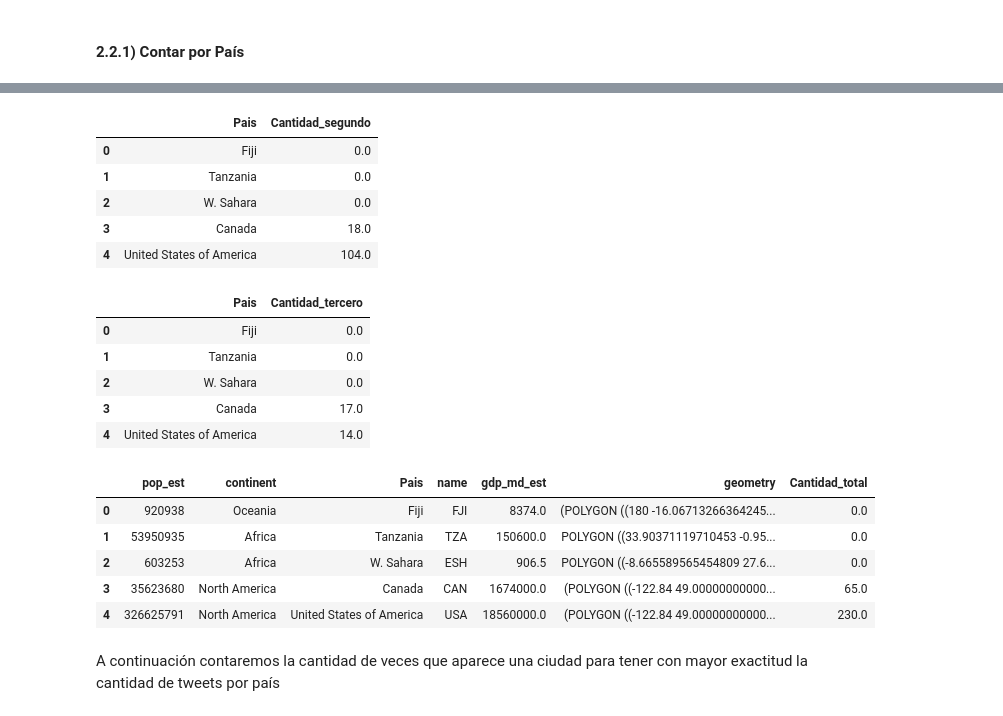
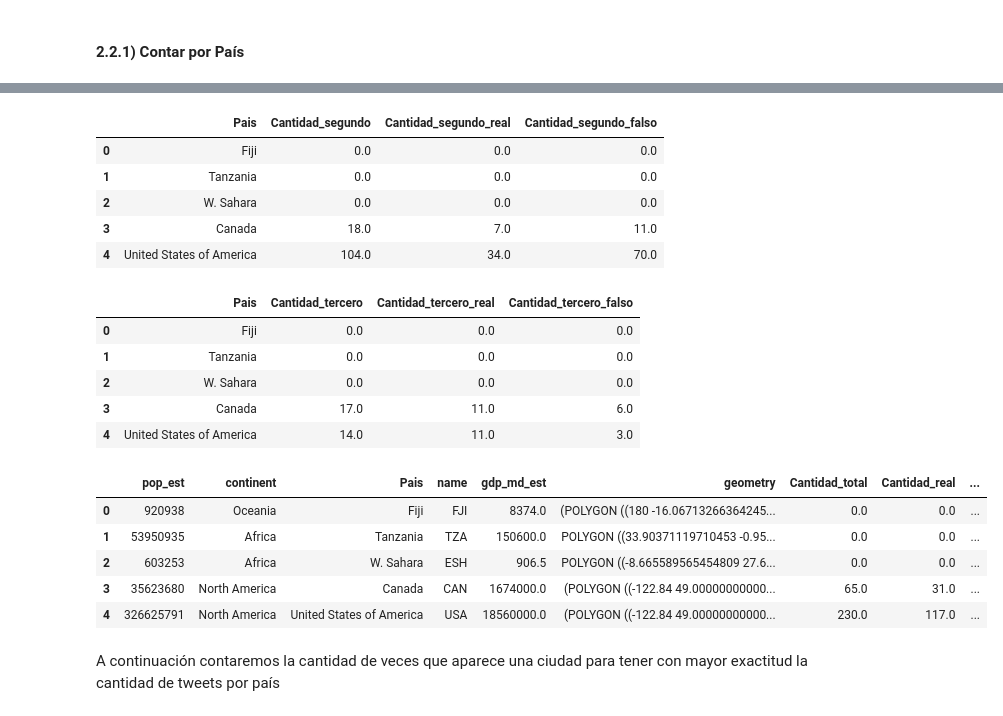
Before and after one commit to SergioCalvani/75.06-Datos-TP1-2020, a Jupyter notebook: Junto.ipynb, the cells around one changed output, grey strips where cells are left out. Drawn from its saved outputs; the diff is of its cells as text; code cells hidden in the pictures.

```diff
--- a/Junto.ipynb
+++ b/Junto.ipynb
@@ -181,0 +187,10 @@ cantidad_tercero.head()
+# %%
+cantidad_tercero=separacion_coma['Tercero'].value_counts().reset_index()
+cantidad_tercero.rename(columns={'index':'name','Tercero':'Cantidad_tercero'},inplace=True)
+cantidad_tercero_real=separacion_coma_real['Tercero'].value_counts().reset_index()
+cantidad_tercero_real.rename(columns={'index':'name','Tercero':'Cantidad_tercero_real'},inplace=True)
+cantidad_tercero_falso=separacion_coma_falso['Tercero'].value_counts().reset_index()
+cantidad_tercero_falso.rename(columns={'index':'name','Tercero':'Cantidad_tercero_falso'},inplace=True)
+cantidad_tercero=pd.merge(cantidad_tercero,cantidad_tercero_real,on='name',how='left')
+cantidad_tercero=pd.merge(cantidad_tercero,cantidad_tercero_falso,on='name',how='left')
+cantidad_tercero.head()
@@ -189,8 +211,10 @@ Ahora bien, puede suceder que no haya ninguna coma y que en la locacion aparezca
 cantidad_pais_primero=pd.merge(mundo,cantidad_primero,on='name',how='left')
 cantidad_pais_primero.rename(columns={'name':'Pais','iso_a3':'name'},inplace=True)
 cantidad_pais_primero=pd.merge(cantidad_pais_primero,cantidad_primero,on='name',how='left')
-cantidad_pais_primero.fillna(value={'cantidad_x':0,'cantidad_y':0},inplace=True)
-cantidad_pais_primero['Cantidad_primero']=cantidad_pais_primero['cantidad_x']+cantidad_pais_primero['cantidad_y']
-cantidad_pais_primero.drop(columns={'cantidad_x','cantidad_y'},inplace=True)
+cantidad_pais_primero.fillna(value={'Cantidad_primero_x':0,'Cantidad_primero_real_x':0,'Cantidad_primero_falso_x':0,'Cantidad_primero_y':0,'Cantidad_primero_real_y':0,'Cantidad_primero_falso_y':0},inplace=True)
+cantidad_pais_primero['Cantidad_primero']=cantidad_pais_primero['Cantidad_primero_x']+cantidad_pais_primero['Cantidad_primero_y']
+cantidad_pais_primero['Cantidad_primero_real']=cantidad_pais_primero['Cantidad_primero_real_x']+cantidad_pais_primero['Cantidad_primero_real_y']
+cantidad_pais_primero['Cantidad_primero_falso']=cantidad_pais_primero['Cantidad_primero_falso_x']+cantidad_pais_primero['Cantidad_primero_falso_y']
+cantidad_pais_primero.drop(columns={'Cantidad_primero_x','Cantidad_primero_real_x','Cantidad_primero_falso_x','Cantidad_primero_y','Cantidad_primero_real_y','Cantidad_primero_falso_y'},inplace=True)
 cantidad_pais_primero.head()
 # %% [output]
@@ -204,47 +228,53 @@ cantidad_pais_primero.head()
 cantidad_pais_segundo=pd.merge(mundo,cantidad_segundo,on='name',how='left')
 cantidad_pais_segundo.rename(columns={'name':'Pais','iso_a3':'name'},inplace=True)
 cantidad_pais_segundo=pd.merge(cantidad_pais_segundo,cantidad_segundo,on='name',how='left')
-cantidad_pais_segundo.fillna(value={'cantidad_x':0,'cantidad_y':0},inplace=True)
-cantidad_pais_segundo['Cantidad_segundo']=cantidad_pais_segundo['cantidad_x']+cantidad_pais_segundo['cantidad_y']
-cantidad_pais_segundo.drop(columns={'cantidad_x','cantidad_y'},inplace=True)
-cantidad_pais_segundo=cantidad_pais_segundo[['Pais','Cantidad_segundo']]
+cantidad_pais_segundo.fillna(value={'Cantidad_segundo_x':0,'Cantidad_segundo_real_x':0,'Cantidad_segundo_falso_x':0,'Cantidad_segundo_y':0,'Cantidad_segundo_real_y':0,'Cantidad_segundo_falso_y':0},inplace=True)
+cantidad_pais_segundo['Cantidad_segundo']=cantidad_pais_segundo['Cantidad_segundo_x']+cantidad_pais_segundo['Cantidad_segundo_y']
+cantidad_pais_segundo['Cantidad_segundo_real']=cantidad_pais_segundo['Cantidad_segundo_real_x']+cantidad_pais_segundo['Cantidad_segundo_real_y']
+cantidad_pais_segundo['Cantidad_segundo_falso']=cantidad_pais_segundo['Cantidad_segundo_falso_x']+cantidad_pais_segundo['Cantidad_segundo_falso_y']
+cantidad_pais_segundo.drop(columns={'Cantidad_segundo_x','Cantidad_segundo_real_x','Cantidad_segundo_falso_x','Cantidad_segundo_y','Cantidad_segundo_real_y','Cantidad_segundo_falso_y'},inplace=True)
+cantidad_pais_segundo=cantidad_pais_segundo[['Pais','Cantidad_segundo','Cantidad_segundo_real','Cantidad_segundo_falso']]
 cantidad_pais_segundo.head()
 # %% [output]
-|  | Pais | Cantidad_segundo |
-| 0 | Fiji | 0.0 |
-| 1 | Tanzania | 0.0 |
-| 2 | W. Sahara | 0.0 |
-| 3 | Canada | 18.0 |
-| 4 | United States of America | 104.0 |
+|  | Pais | Cantidad_segundo | Cantidad_segundo_real | Cantidad_segundo_falso |
+| 0 | Fiji | 0.0 | 0.0 | 0.0 |
+| 1 | Tanzania | 0.0 | 0.0 | 0.0 |
+| 2 | W. Sahara | 0.0 | 0.0 | 0.0 |
+| 3 | Canada | 18.0 | 7.0 | 11.0 |
+| 4 | United States of America | 104.0 | 34.0 | 70.0 |
 # %%
 cantidad_pais_tercero=pd.merge(mundo,cantidad_tercero,on='name',how='left')
 cantidad_pais_tercero.rename(columns={'name':'Pais','iso_a3':'name'},inplace=True)
 cantidad_pais_tercero=pd.merge(cantidad_pais_tercero,cantidad_tercero,on='name',how='left')
-cantidad_pais_tercero.fillna(value={'cantidad_x':0,'cantidad_y':0},inplace=True)
-cantidad_pais_tercero['Cantidad_tercero']=cantidad_pais_tercero['cantidad_x']+cantidad_pais_tercero['cantidad_y']
-cantidad_pais_tercero.drop(columns={'cantidad_x','cantidad_y'},inplace=True)
-cantidad_pais_tercero=cantidad_pais_tercero[['Pais','Cantidad_tercero']]
+cantidad_pais_tercero.fillna(value={'Cantidad_tercero_x':0,'Cantidad_tercero_real_x':0,'Cantidad_tercero_falso_x':0,'Cantidad_tercero_y':0,'Cantidad_tercero_real_y':0,'Cantidad_tercero_falso_y':0},inplace=True)
+cantidad_pais_tercero['Cantidad_tercero']=cantidad_pais_tercero['Cantidad_tercero_x']+cantidad_pais_tercero['Cantidad_tercero_y']
+cantidad_pais_tercero['Cantidad_tercero_real']=cantidad_pais_tercero['Cantidad_tercero_real_x']+cantidad_pais_tercero['Cantidad_tercero_real_y']
+cantidad_pais_tercero['Cantidad_tercero_falso']=cantidad_pais_tercero['Cantidad_tercero_falso_x']+cantidad_pais_tercero['Cantidad_tercero_falso_y']
+cantidad_pais_tercero.drop(columns={'Cantidad_tercero_x','Cantidad_tercero_real_x','Cantidad_tercero_falso_x','Cantidad_tercero_y','Cantidad_tercero_real_y','Cantidad_tercero_falso_y'},inplace=True)
+cantidad_pais_tercero=cantidad_pais_tercero[['Pais','Cantidad_tercero','Cantidad_tercero_real','Cantidad_tercero_falso']]
 cantidad_pais_tercero.head()
 # %% [output]
-|  | Pais | Cantidad_tercero |
-| 0 | Fiji | 0.0 |
-| 1 | Tanzania | 0.0 |
-| 2 | W. Sahara | 0.0 |
-| 3 | Canada | 17.0 |
-| 4 | United States of America | 14.0 |
+|  | Pais | Cantidad_tercero | Cantidad_tercero_real | Cantidad_tercero_falso |
+| 0 | Fiji | 0.0 | 0.0 | 0.0 |
+| 1 | Tanzania | 0.0 | 0.0 | 0.0 |
+| 2 | W. Sahara | 0.0 | 0.0 | 0.0 |
+| 3 | Canada | 17.0 | 11.0 | 6.0 |
+| 4 | United States of America | 14.0 | 11.0 | 3.0 |
 # %%
 cantidad_pais_total=pd.merge(cantidad_pais_primero,cantidad_pais_segundo,on='Pais',how='inner')
 cantidad_pais_total=pd.merge(cantidad_pais_total,cantidad_pais_tercero,on='Pais',how='inner')
 cantidad_pais_total['Cantidad_total']=cantidad_pais_total['Cantidad_primero']+cantidad_pais_total['Cantidad_segundo']+cantidad_pais_total['Cantidad_tercero']
-cantidad_pais_total.drop(columns={'Cantidad_primero','Cantidad_segundo','Cantidad_tercero'},inplace=True)
+cantidad_pais_total['Cantidad_real']=cantidad_pais_total['Cantidad_primero_real']+cantidad_pais_total['Cantidad_segundo_real']+cantidad_pais_total['Cantidad_tercero_real']
+cantidad_pais_total['Cantidad_falso']=cantidad_pais_total['Cantidad_primero_falso']+cantidad_pais_total['Cantidad_segundo_falso']+cantidad_pais_total['Cantidad_tercero_falso']
+cantidad_pais_total.drop(columns={'Cantidad_primero','Cantidad_segundo','Cantidad_tercero','Cantidad_primero_real','Cantidad_segundo_real','Cantidad_tercero_real','Cantidad_primero_falso','Cantidad_segundo_falso','Cantidad_tercero_falso'},inplace=True)
 cantidad_pais_total.head()
 # %% [output]
-|  | pop_est | continent | Pais | name | gdp_md_est | geometry | Cantidad_total |
-| 0 | 920938 | Oceania | Fiji | FJI | 8374.0 | (POLYGON ((180 -16.06713266364245... | 0.0 |
-| 1 | 53950935 | Africa | Tanzania | TZA | 150600.0 | POLYGON ((33.90371119710453 -0.95... | 0.0 |
-| 2 | 603253 | Africa | W. Sahara | ESH | 906.5 | POLYGON ((-8.665589565454809 27.6... | 0.0 |
-| 3 | 35623680 | North America | Canada | CAN | 1674000.0 | (POLYGON ((-122.84 49.00000000000... | 65.0 |
-| 4 | 326625791 | North America | United States of America | USA | 18560000.0 | (POLYGON ((-122.84 49.00000000000... | 230.0 |
+|  | pop_est | continent | Pais | name | gdp_md_est | geometry | Cantidad_total | Cantidad_real | ... |
+| 0 | 920938 | Oceania | Fiji | FJI | 8374.0 | (POLYGON ((180 -16.06713266364245... | 0.0 | 0.0 | ... |
+| 1 | 53950935 | Africa | Tanzania | TZA | 150600.0 | POLYGON ((33.90371119710453 -0.95... | 0.0 | 0.0 | ... |
+| 2 | 603253 | Africa | W. Sahara | ESH | 906.5 | POLYGON ((-8.665589565454809 27.6... | 0.0 | 0.0 | ... |
+| 3 | 35623680 | North America | Canada | CAN | 1674000.0 | (POLYGON ((-122.84 49.00000000000... | 65.0 | 31.0 | ... |
+| 4 | 326625791 | North America | United States of America | USA | 18560000.0 | (POLYGON ((-122.84 49.00000000000... | 230.0 | 117.0 | ... |
 # %% [markdown]
 A continuación contaremos la cantidad de veces que aparece una ciudad para tener con mayor exactitud la cantidad de tweets por país
 # %% [markdown]
```
Also changed, not shown: parts of 34 cells of this notebook.
